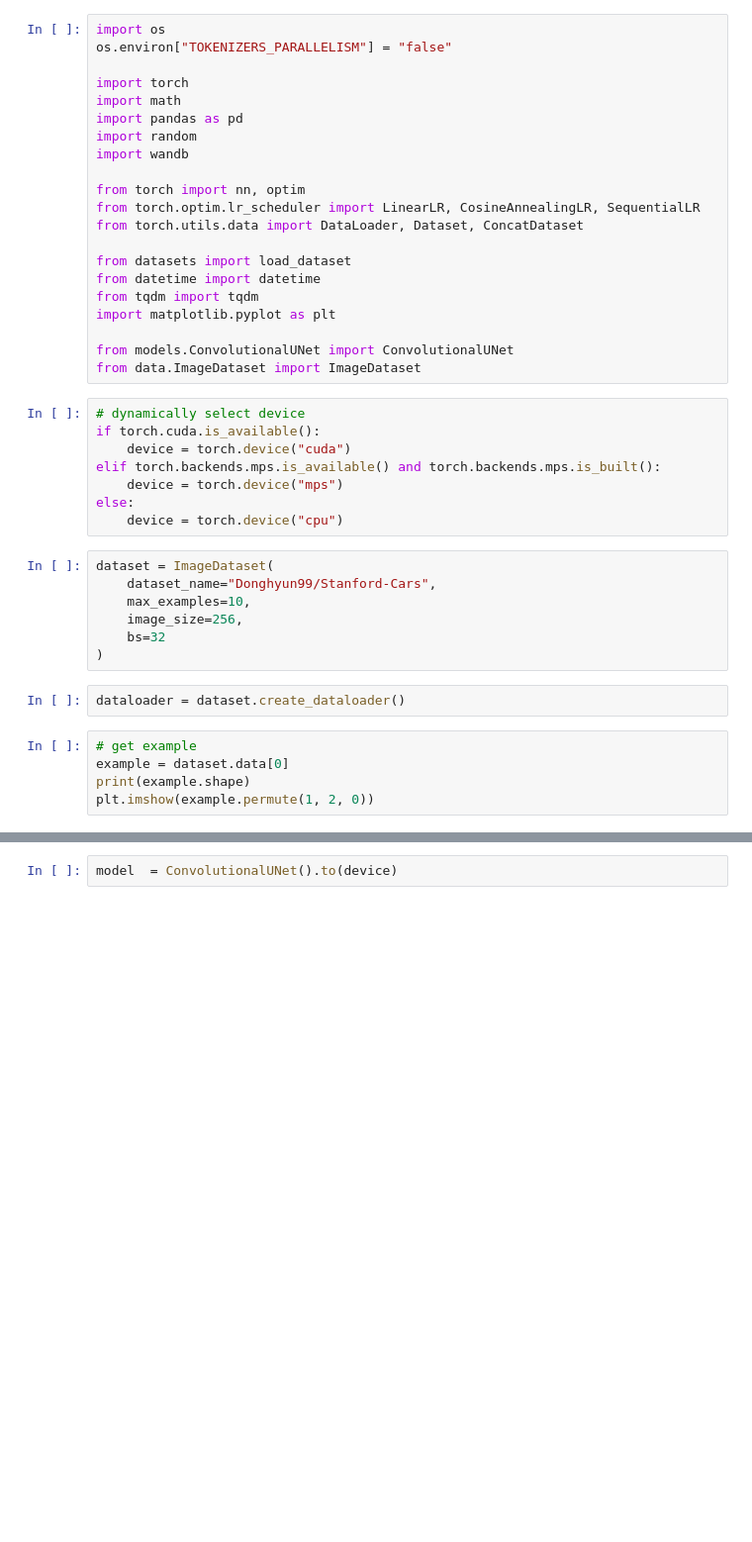
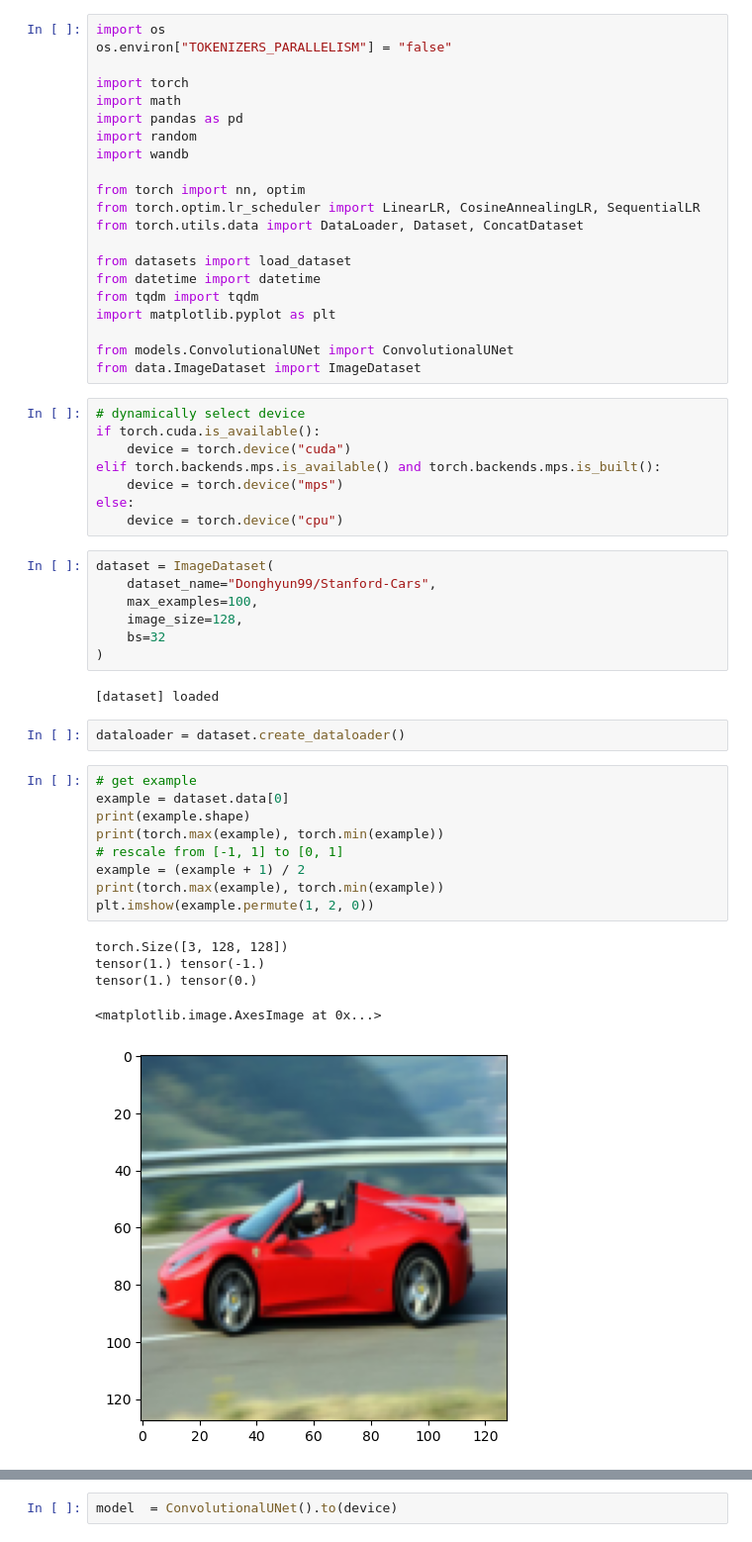
Before and after one commit to joshnegreanu/diffusion-and-flow-matching-image-generation, a Jupyter notebook: test.ipynb, the cells around one changed output, grey strips where cells are left out. Shown: that part at 99% size. Drawn from its saved outputs; the diff is of its cells as text; blank space fills up the shorter version.

```diff
--- a/test.ipynb
+++ b/test.ipynb
@@ -30,14 +30,26 @@ else:
 # %%
 dataset = ImageDataset(
     dataset_name="Donghyun99/Stanford-Cars",
-    max_examples=10,
-    image_size=256,
+    max_examples=100,
+    image_size=128,
     bs=32
 )
+# %% [output]
+[dataset] loaded
 # %%
 dataloader = dataset.create_dataloader()
 # %%
 # get example
 example = dataset.data[0]
 print(example.shape)
+print(torch.max(example), torch.min(example))
+# rescale from [-1, 1] to [0, 1]
+example = (example + 1) / 2
+print(torch.max(example), torch.min(example))
 plt.imshow(example.permute(1, 2, 0))
+# %% [output]
+torch.Size([3, 128, 128])
+tensor(1.) tensor(-1.)
+tensor(1.) tensor(0.)
+<matplotlib.image.AxesImage at 0x...>
+[figure, added]
```
Also changed, not shown: parts of 4 cells of this notebook, 23 other files.
